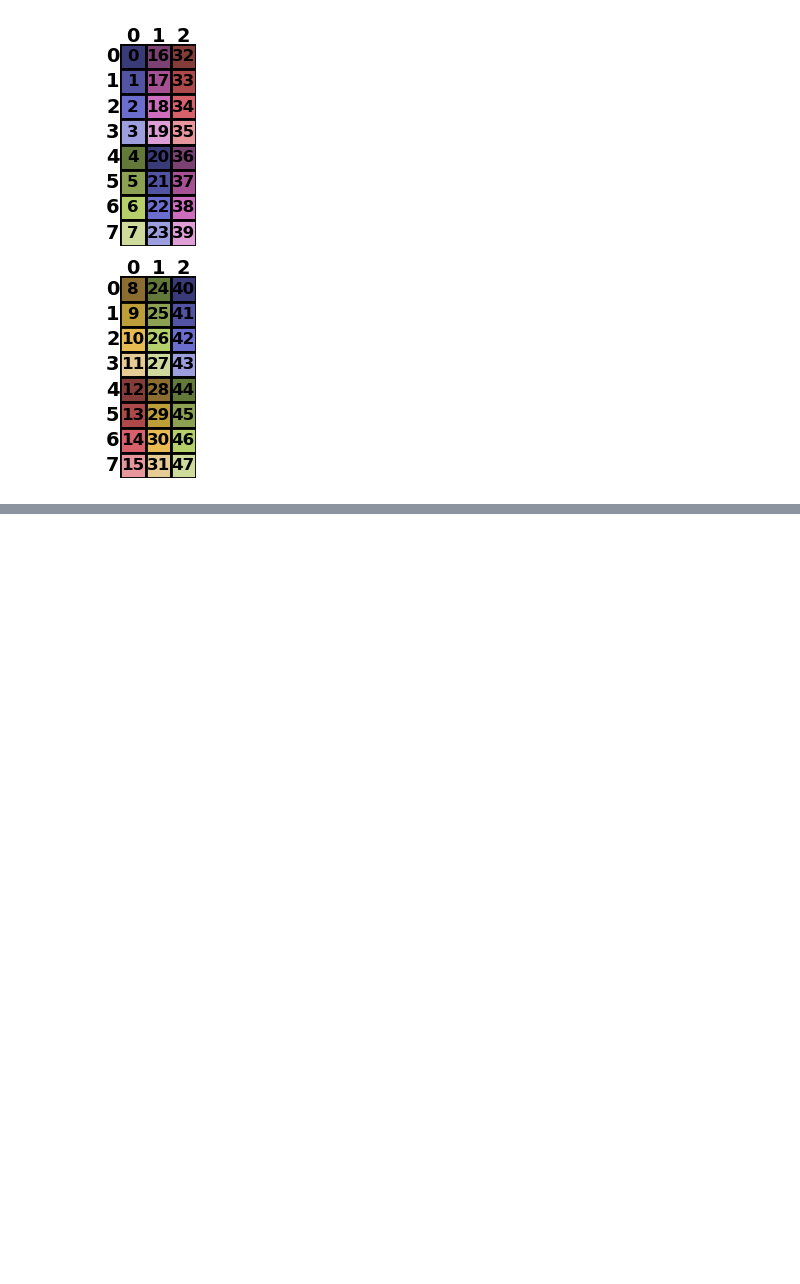
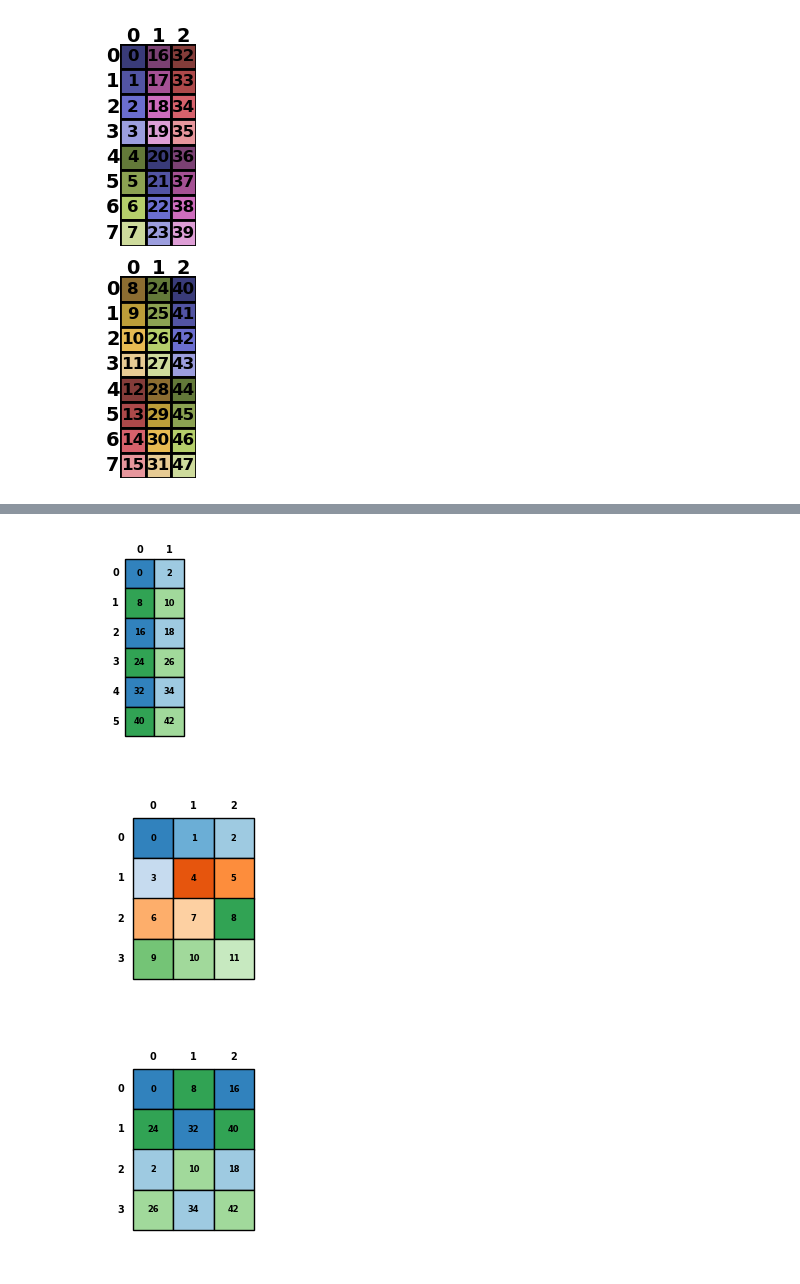
Before and after one commit to w32zhong/simp-intelligence, a Jupyter notebook: simp_intelligence/math/layout_basics.ipynb, the cells around one changed output, grey strips where cells are left out. Cells and saved outputs as stored; diff of their text form; code cells hidden in the pictures; blank space fills up the shorter version.

```diff
--- a/simp_intelligence/math/layout_basics.ipynb
+++ b/simp_intelligence/math/layout_basics.ipynb
@@ -2,3 +2,6 @@
 Use [./layout.py](./layout.py) to illustrate some layout algebra basics.
 # %%
 from layout import Layout
+
+import hilt.eager.api as cute
+visualize_and_return = lambda layout: (layout, layout.visualize(dpi=50))[0]
@@ -20,0 +36,8 @@ print(B); B.visualize()
+# %%
+A = visualize_and_return(cute.make_layout(shape=(6, 2), stride=(8, 2)))
+B = visualize_and_return(cute.make_layout(shape=(4, 3), stride=(3, 1)))
+R = visualize_and_return(cute.make_layout(shape=((2, 2), 3), stride=((24, 2), 8)))
+# %% [output]
+[figure, added]
+[figure, added]
+[figure, added]
```
Also changed, not shown: parts of 4 cells of this notebook, 1 other file.
